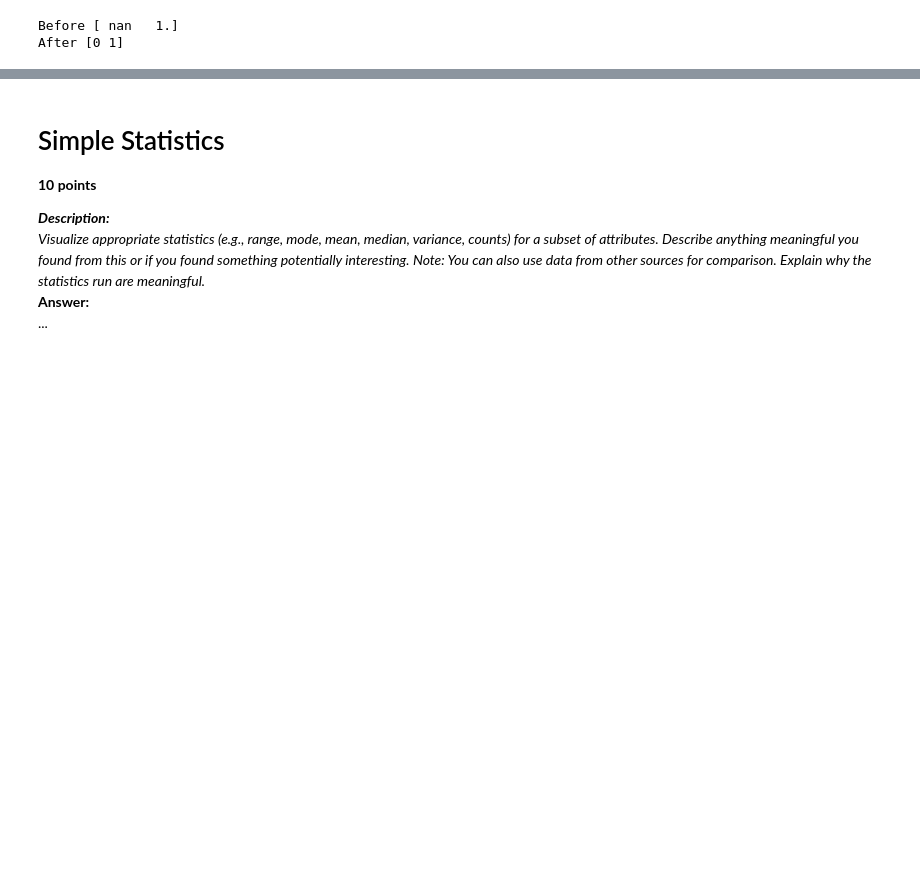
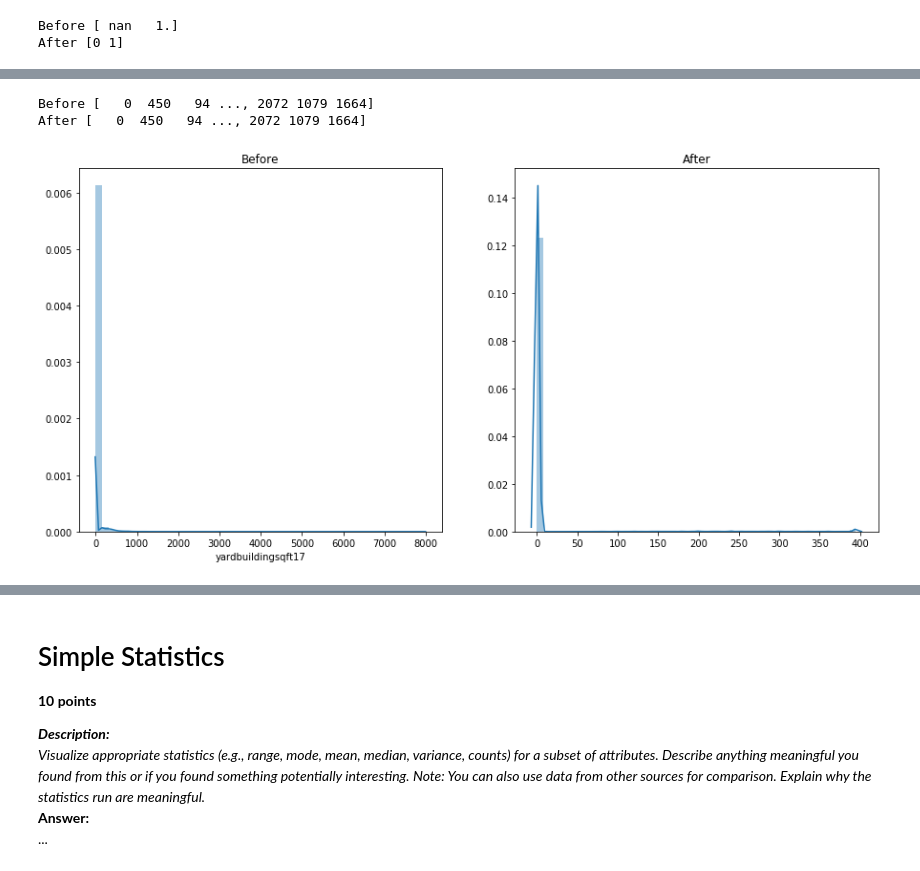
Before and after one commit to post2web/data_mining_group_project, a Jupyter notebook: notebooks/ivelin.ipynb, the cells around one changed output, grey strips where cells are left out. Cells and saved outputs as stored; diff of their text form; code cells hidden in the pictures; blank space fills up the shorter version.

```diff
--- a/notebooks/ivelin.ipynb
+++ b/notebooks/ivelin.ipynb
@@ -374,0 +381,17 @@ After [0 1]
+# %%
+print('Before', data['yardbuildingsqft17'].unique())
+data['yardbuildingsqft17'] = data['yardbuildingsqft17'].fillna(0).astype(np.int32)
+print('After', data['yardbuildingsqft17'].unique())
+
+# check for outliers
+f, ax = plt.subplots(nrows=1, ncols=2, figsize=[15, 7])
+sns.distplot(data['yardbuildingsqft17'], ax=ax[0]).set_title('Before');
+
+max_value = data['yardbuildingsqft17'].mean() + data['yardbuildingsqft17'].std() * 6
+data.loc[data['yardbuildingsqft17'] > max_value, 'yardbuildingsqft17'] = max_value
+
+sns.distplot(data['yardbuildingsqft17'].values, ax=ax[1]).set_title('After');
+# %% [output]
+Before [   0  450   94 ..., 2072 1079 1664]
+After [   0  450   94 ..., 2072 1079 1664]
+[figure, added]
```
Also changed, not shown: parts of 27 cells of this notebook, 1 other file.
